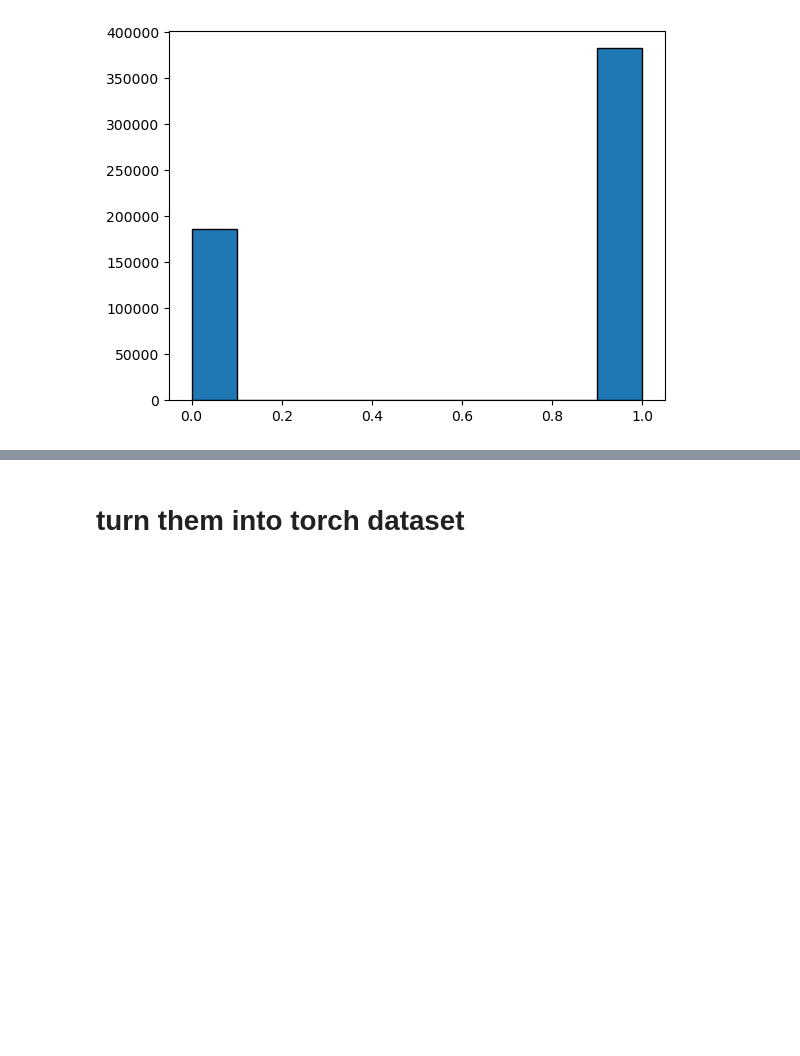
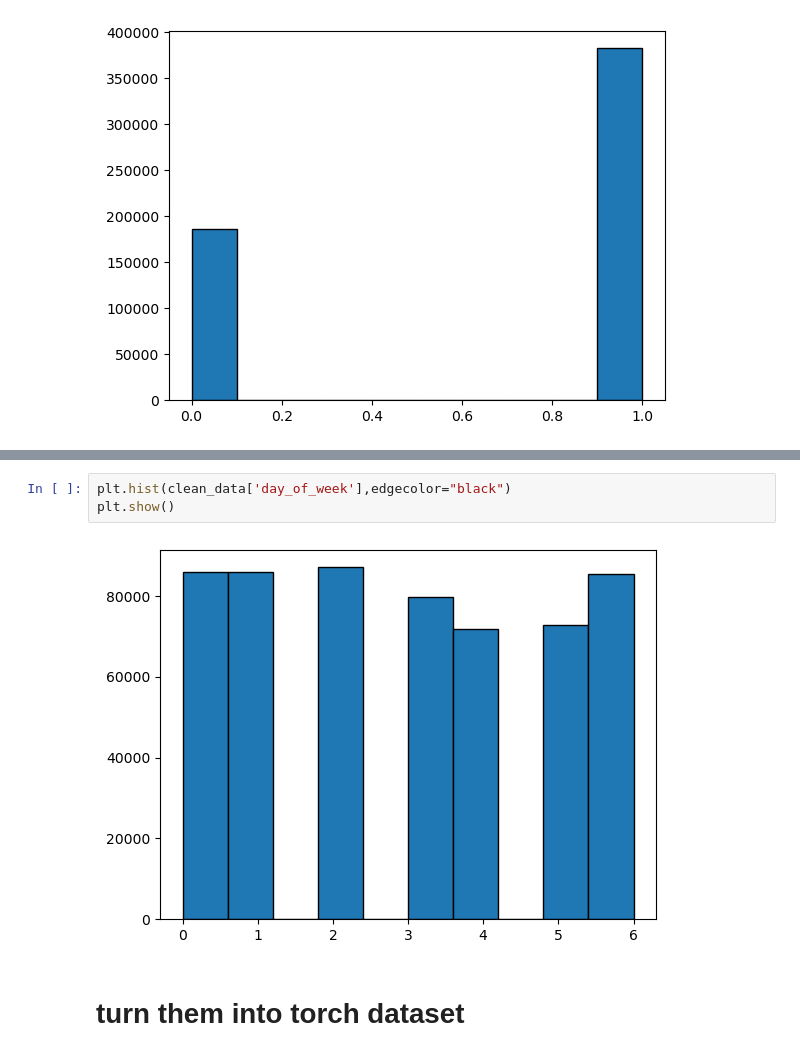
Before and after one commit to nebyu08/tiny_recommendation, a Jupyter notebook: jupyter_notes/good-amazon-ds.ipynb, the cells around one changed output, grey strips where cells are left out. Drawn from its saved outputs; the diff is of its cells as text; blank space fills up the shorter version.

```diff
--- a/jupyter_notes/good-amazon-ds.ipynb
+++ b/jupyter_notes/good-amazon-ds.ipynb
@@ -307,3 +314,8 @@ plt.show()
+# %%
+plt.hist(clean_data['day_of_week'],edgecolor="black")
+plt.show()
+# %% [output]
+[figure, added]
 # %% [markdown]
 # turn them into torch dataset
 # %%
```
Also changed, not shown: parts of 19 cells of this notebook, 2 other files.
